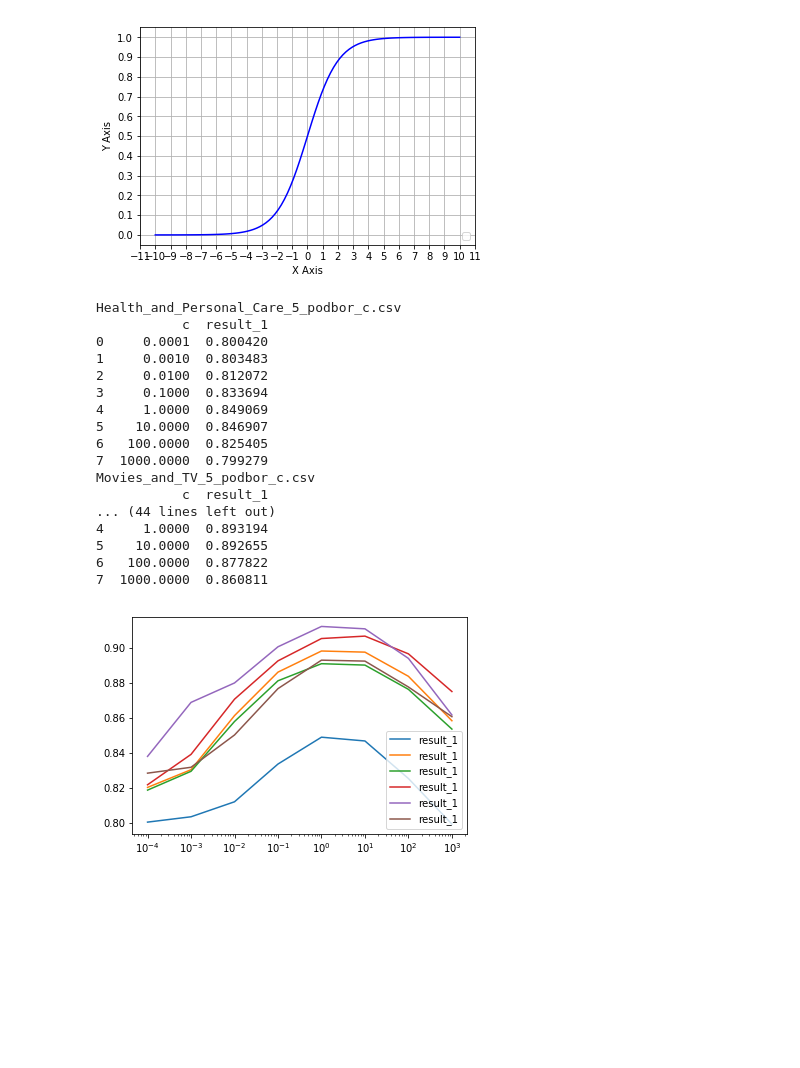
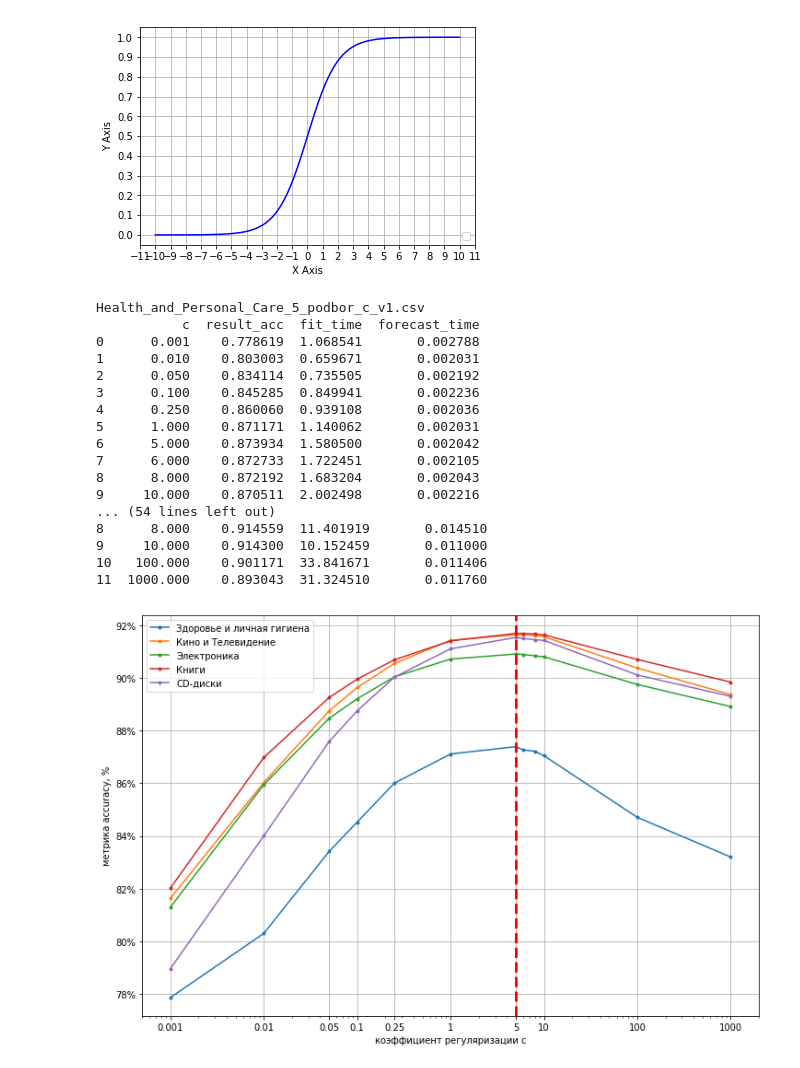
Before and after one commit to pekshin/kursach, a Jupyter notebook: v_1_reviews_analysis/english_dataset/sklearn_discovering.ipynb, the cells around one changed output. Drawn from its saved outputs; the diff is of its cells as text; code cells hidden in the pictures; blank space fills up the shorter version.

```diff
--- a/v_1_reviews_analysis/english_dataset/sklearn_discovering.ipynb
+++ b/v_1_reviews_analysis/english_dataset/sklearn_discovering.ipynb
@@ -131,35 +131,54 @@ No handles with labels found to put in legend.
 # %%
 import matplotlib.pyplot as plt
 import numpy as np
 import os
 import pandas as pd
 # df = pd.read_csv('')
+fig = plt.figure(figsize=(12, 8))
+ax = fig.add_subplot(1,1,1)
+
 
 for i in os.listdir('/Volumes/GoogleDrive/Мой диск/Work/Experiment'):
-    if (i[-len('podbor_c.csv'):] == 'podbor_c.csv'): #& (i == 'Health_and_Personal_Care_5_podbor_c.csv'):
+    if (i[-len('_podbor_c_v1.csv'):] == '_podbor_c_v1.csv') and i != 'reviews_Kindle_Store_5_podbor_c_v1.csv': #& (i == 'Health_and_Personal_Care_5_podbor_c.csv'):
         print (i)
         df = pd.read_csv('/Volumes/GoogleDrive/Мой диск/Work/Experiment/' + i)
         print (df)
-        plt.plot(df['c'],df['result_1'])
+#         df = df[df['c']!=6]
+#         df = df[df['c']!=8]
+        plt.plot(df['c'],df['result_acc']*100, '.-')
         plt.xscale('log')
         plt.legend(loc='lower right')
-#     roc_crivai.csv
+
+
+ax.set_xlabel('коэффициент регуляризации с')
+ax.set_ylabel('метрика accuracy, %')
+
+
+ax.set_yticks([78,80,82,84,86,88,90,92])
+ax.set_yticklabels(['78%','80%','82%','84%','86%','88%','90%','92%'])
+
+ax.set_xticks([0.001,0.01,0.05,0.1,0.25,1,5,10,100,1000])
+ax.set_xticklabels([0.001,0.01,0.05,0.1,0.25,1,5,10,100,1000])
+# plt.set_xticks([5])
+plt.axvline(x=5, label='max_value', color='red',linewidth=3, linestyle='--')
+plt.legend(['Здоровье и личная гигиена','Кино и Телевидение', 'Электроника', 'Книги','CD-диски'])
+ax.grid()
 # %% [output]
-Health_and_Personal_Care_5_podbor_c.csv
-           c  result_1
-0     0.0001  0.800420
-1     0.0010  0.803483
-2     0.0100  0.812072
-3     0.1000  0.833694
-4     1.0000  0.849069
-5    10.0000  0.846907
-6   100.0000  0.825405
-7  1000.0000  0.799279
-Movies_and_TV_5_podbor_c.csv
-           c  result_1
-... (44 lines left out)
-4     1.0000  0.893194
-5    10.0000  0.892655
-6   100.0000  0.877822
-7  1000.0000  0.860811
+Health_and_Personal_Care_5_podbor_c_v1.csv
+           c  result_acc  fit_time  forecast_time
+0      0.001    0.778619  1.068541       0.002788
+1      0.010    0.803003  0.659671       0.002031
+2      0.050    0.834114  0.735505       0.002192
+3      0.100    0.845285  0.849941       0.002236
+4      0.250    0.860060  0.939108       0.002036
+5      1.000    0.871171  1.140062       0.002031
+6      5.000    0.873934  1.580500       0.002042
+7      6.000    0.872733  1.722451       0.002105
+8      8.000    0.872192  1.683204       0.002043
+9     10.000    0.870511  2.002498       0.002216
+... (54 lines left out)
+8      8.000    0.914559  11.401919       0.014510
+9     10.000    0.914300  10.152459       0.011000
+10   100.000    0.901171  33.841671       0.011406
+11  1000.000    0.893043  31.324510       0.011760
-[figure, old version]
+[figure, new version]
```
Also changed, not shown: parts of 2 cells of this notebook, 31 other files.
